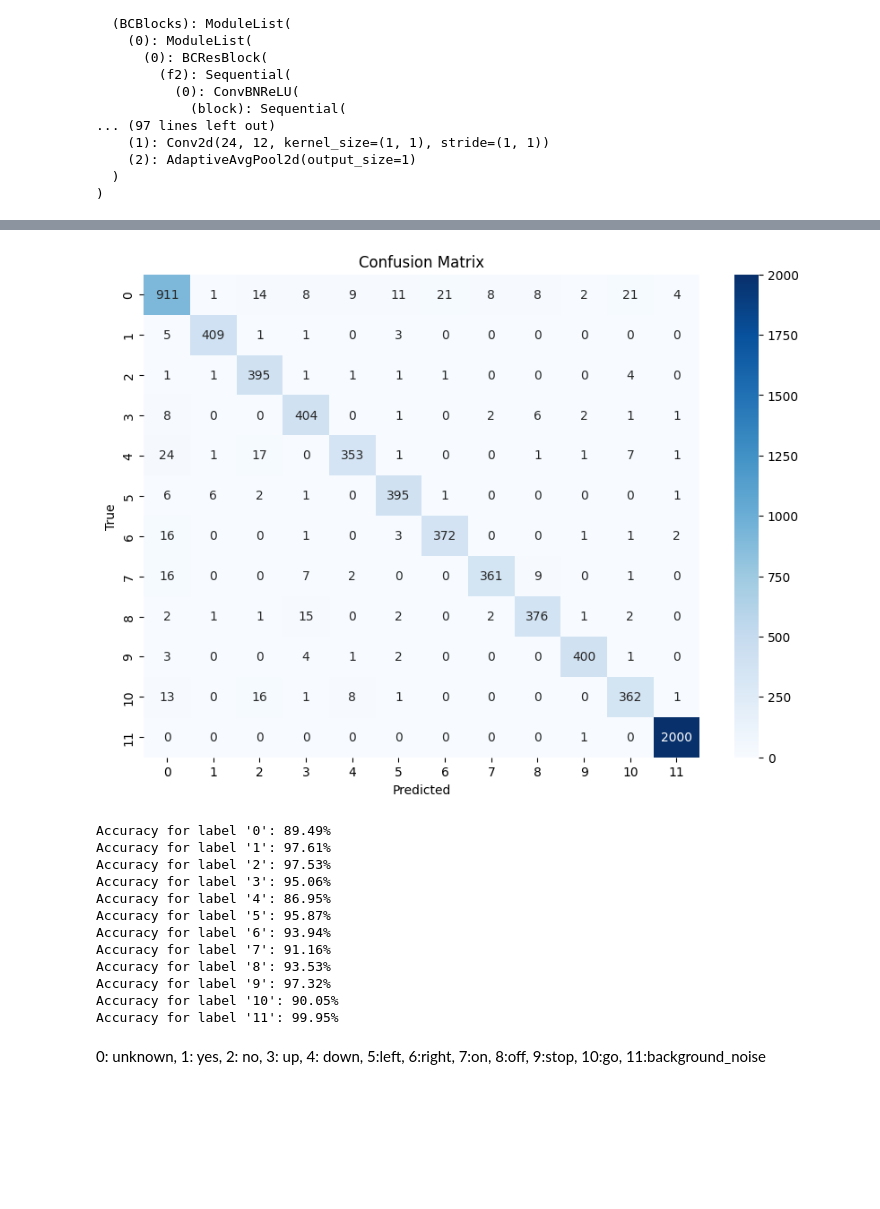
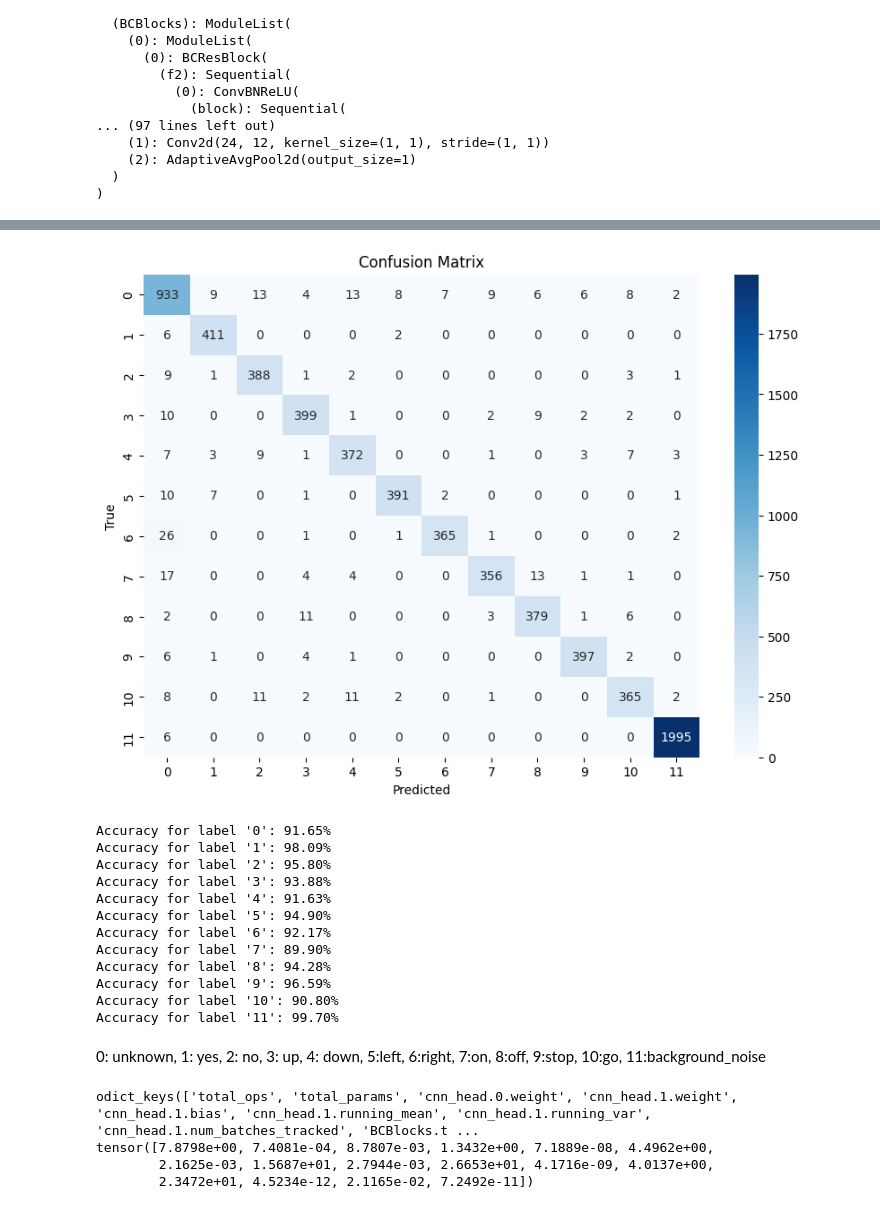
Before and after one commit to chae-sy/kws_BCresnet, a Jupyter notebook: kws925.ipynb, the cells around one changed output, grey strips where cells are left out. Cells and saved outputs as stored; diff of their text form; code cells hidden in the pictures; blank space fills up the shorter version.

```diff
--- a/kws925.ipynb
+++ b/kws925.ipynb
@@ -723,7 +723,7 @@ predicted_labels = []
 # 테스트 셋을 순회하며 예측 수행
 for i, (waveform, sample_rate, utterance, *_) in enumerate(test_set):
     output = predict(waveform)
-    output=output.cpu()
+    output=output.cpu()[0]
     true_labels.append(utterance)
     predicted_labels.append(output)
 
@@ -731,45 +731,45 @@ for i, (waveform, sample_rate, utterance, *_) in enumerate(test_set):
 labels_list = [0, 1, 2, 3, 4, 5, 6, 7, 8, 9, 10, 11]
 
 # 혼동 행렬 계산
 cm = confusion_matrix(true_labels, predicted_labels, labels=labels_list)
 
 # 각 라벨에 대한 정확도 계산
 label_accuracies = {}
 for i, label in enumerate(labels_list):
     true_positive = cm[i, i]
     total_samples = cm[i, :].sum()
     accuracy = true_positive / total_samples if total_samples > 0 else 0
     label_accuracies[label] = accuracy
 
 # 혼동 행렬 시각화
 plt.figure(figsize=(10, 7))
 sns.heatmap(cm, annot=True, fmt='d', cmap='Blues', xticklabels=labels_list, yticklabels=labels_list)
 plt.xlabel('Predicted')
 plt.ylabel('True')
 plt.title('Confusion Matrix')
 plt.show()
 
 # # 혼동 행렬을 텍스트 파일로 저장
 # output_matrix_path = '/content/confusion_matrix.txt'
 # np.savetxt(output_matrix_path, cm, fmt='%d', delimiter=',', header=','.join(labels_list), comments='')
 # print(f"Confusion matrix saved to {output_matrix_path}")
 
 # 각 라벨에 대한 정확도 출력
 for label, accuracy in label_accuracies.items():
     print(f"Accuracy for label '{label}': {accuracy:.2%}")
 # %% [output]
-[figure, old version]
+[figure, new version]
-Accuracy for label '0': 89.49%
-Accuracy for label '1': 97.61%
-Accuracy for label '2': 97.53%
-Accuracy for label '3': 95.06%
-Accuracy for label '4': 86.95%
-Accuracy for label '5': 95.87%
-Accuracy for label '6': 93.94%
-Accuracy for label '7': 91.16%
-Accuracy for label '8': 93.53%
-Accuracy for label '9': 97.32%
-Accuracy for label '10': 90.05%
-Accuracy for label '11': 99.95%
+Accuracy for label '0': 91.65%
+Accuracy for label '1': 98.09%
+Accuracy for label '2': 95.80%
+Accuracy for label '3': 93.88%
+Accuracy for label '4': 91.63%
+Accuracy for label '5': 94.90%
+Accuracy for label '6': 92.17%
+Accuracy for label '7': 89.90%
+Accuracy for label '8': 94.28%
+Accuracy for label '9': 96.59%
+Accuracy for label '10': 90.80%
+Accuracy for label '11': 99.70%
 # %% [markdown]
 0: unknown, 1: yes, 2: no, 3: up, 4: down, 5:left, 6:right, 7:on, 8:off, 9:stop, 10:go, 11:background_noise
@@ -775,0 +781,9 @@ Accuracy for label '11': 99.95%
+# %%
+params = torch.load("model.prm", map_location = "cpu")
+print(params.keys())
+print(params['cnn_head.1.running_var'])
+# %% [output]
+odict_keys(['total_ops', 'total_params', 'cnn_head.0.weight', 'cnn_head.1.weight', 'cnn_head.1.bias', 'cnn_head.1.running_mean', 'cnn_head.1.running_var', 'cnn_head.1.num_batches_tracked', 'BCBlocks.t ...
+tensor([7.8798e+00, 7.4081e-04, 8.7807e-03, 1.3432e+00, 7.1889e-08, 4.4962e+00,
+        2.1625e-03, 1.5687e+01, 2.7944e-03, 2.6653e+01, 4.1716e-09, 4.0137e+00,
+        2.3472e+01, 4.5234e-12, 2.1165e-02, 7.2492e-11])
```
Also changed, not shown: parts of 7 cells of this notebook, 1 other file.
